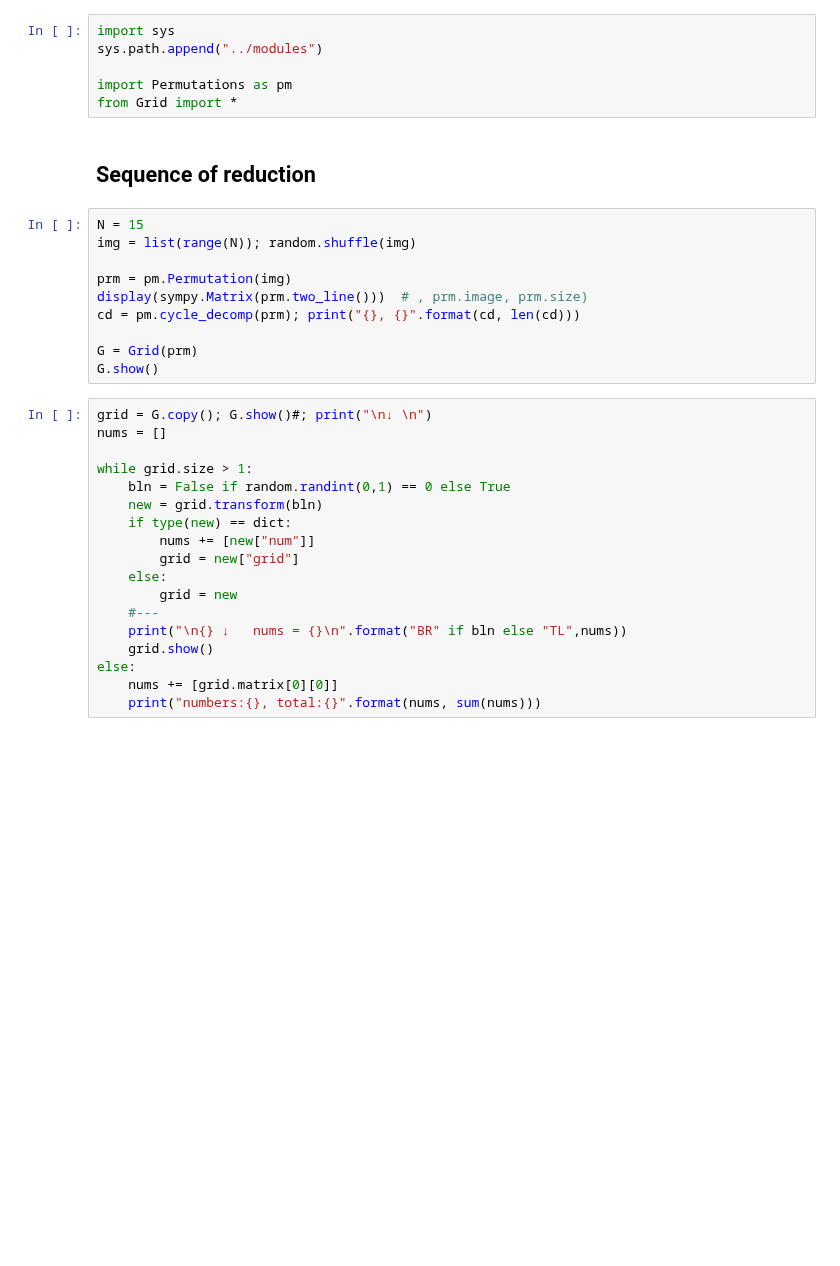
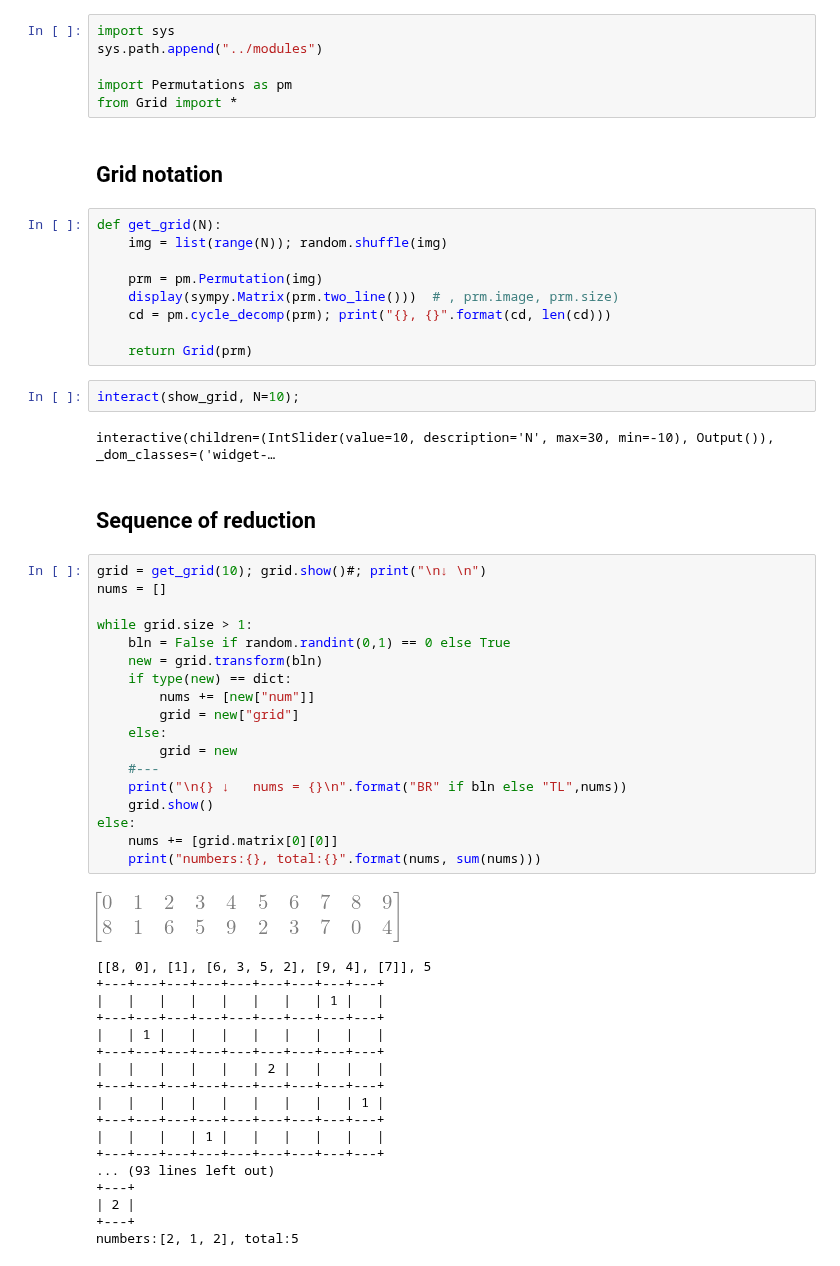
Before and after one commit to yamryo/notebooks, a Jupyter notebook: Research/Grids/Grid_notation.ipynb, the cells around one changed output. Drawn from its saved outputs; the diff is of its cells as text; blank space fills up the shorter version.

```diff
--- a/Research/Grids/Grid_notation.ipynb
+++ b/Research/Grids/Grid_notation.ipynb
@@ -18,33 +20,57 @@ sys.path.append("../modules")
 
 import Permutations as pm
 from Grid import *
+# %% [markdown]
+## Grid notation
+# %%
+def get_grid(N):
+    img = list(range(N)); random.shuffle(img)
+
+    prm = pm.Permutation(img)
+    display(sympy.Matrix(prm.two_line()))  # , prm.image, prm.size)
+    cd = pm.cycle_decomp(prm); print("{}, {}".format(cd, len(cd)))
+
+    return Grid(prm)
+# %%
+interact(show_grid, N=10);
+# %% [output]
+interactive(children=(IntSlider(value=10, description='N', max=30, min=-10), Output()), _dom_classes=('widget-…
 # %% [markdown]
 ## Sequence of reduction
-# %%
-N = 15
-img = list(range(N)); random.shuffle(img)
-
-prm = pm.Permutation(img)
-display(sympy.Matrix(prm.two_line()))  # , prm.image, prm.size)
-cd = pm.cycle_decomp(prm); print("{}, {}".format(cd, len(cd)))
-
-G = Grid(prm)
-G.show()
 # %%
-grid = G.copy(); G.show()#; print("\n↓ \n")
+grid = get_grid(10); grid.show()#; print("\n↓ \n")
 nums = []
 
 while grid.size > 1:
     bln = False if random.randint(0,1) == 0 else True
     new = grid.transform(bln)
     if type(new) == dict:
         nums += [new["num"]]
         grid = new["grid"]
     else:
         grid = new
     #---
     print("\n{} ↓   nums = {}\n".format("BR" if bln else "TL",nums))
     grid.show()
 else:
     nums += [grid.matrix[0][0]]
     print("numbers:{}, total:{}".format(nums, sum(nums)))
+# %% [output]
+[figure, added]
+[[8, 0], [1], [6, 3, 5, 2], [9, 4], [7]], 5
++---+---+---+---+---+---+---+---+---+
+|   |   |   |   |   |   |   | 1 |   |
++---+---+---+---+---+---+---+---+---+
+|   | 1 |   |   |   |   |   |   |   |
++---+---+---+---+---+---+---+---+---+
+|   |   |   |   |   | 2 |   |   |   |
++---+---+---+---+---+---+---+---+---+
+|   |   |   |   |   |   |   |   | 1 |
++---+---+---+---+---+---+---+---+---+
+|   |   |   | 1 |   |   |   |   |   |
++---+---+---+---+---+---+---+---+---+
+... (93 lines left out)
++---+
+| 2 |
++---+
+numbers:[2, 1, 2], total:5
```
Also changed, not shown: parts of 5 cells of this notebook, 4 other files.
